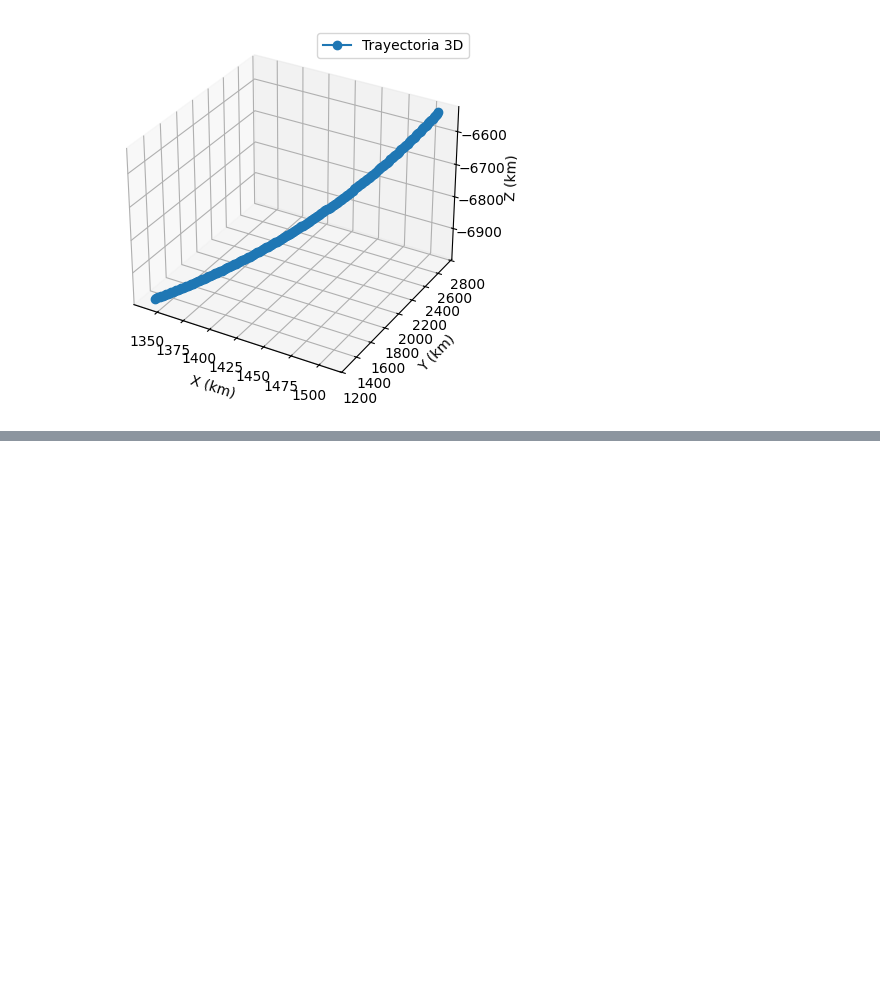
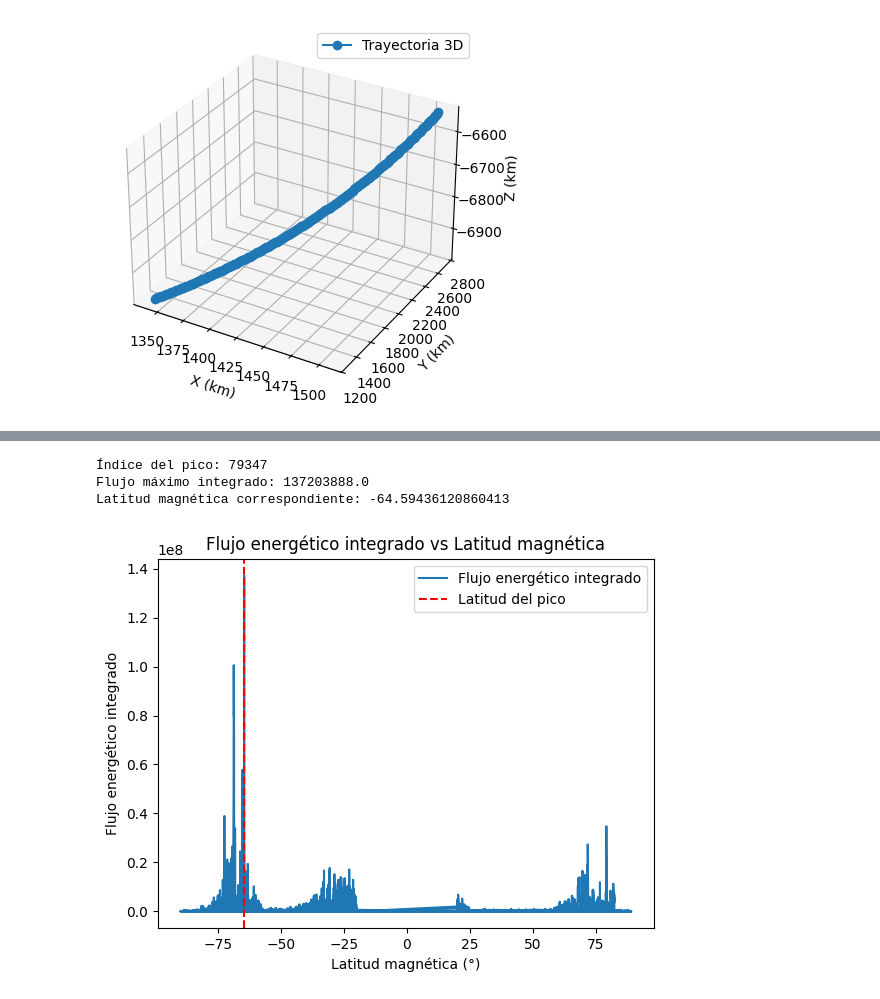
Before and after one commit to BenjaminEdwardsUsach/Proyecto_OvationPyme, a Jupyter notebook: Test03.ipynb, the cells around one changed output, grey strips where cells are left out. Cells and saved outputs as stored; diff of their text form; code cells hidden in the pictures; blank space fills up the shorter version.

```diff
--- a/Test03.ipynb
+++ b/Test03.ipynb
@@ -222,0 +231,42 @@ Latitud magnética del pico: -31.024065370075487
+# %%
+# Ajustar el rango de energía
+min_energy, max_energy = 30, 300  # Rango ajustado a 30–300 keV
+
+# Filtrar energías dentro del rango ajustado
+valid_indices = np.where((ion_energy >= min_energy) & (ion_energy <= max_energy))[0]
+
+if len(valid_indices) > 0:
+    ion_flux = np.nan_to_num(ion_flux)  # Reemplaza NaN con 0
+    if len(valid_indices) > 0:
+        integrated_flux = np.nansum(ion_flux[:, valid_indices], axis=1)
+
+
+    # Integrar el flujo energético en el rango ajustado
+    integrated_flux = ion_flux[:, valid_indices].sum(axis=1)
+
+    # Encontrar el pico del flujo integrado
+    peak_index = np.argmax(integrated_flux)
+    peak_flux = integrated_flux[peak_index]
+
+    # Obtener la latitud magnética correspondiente
+    peak_latitude = mag_lat[peak_index]
+
+    print(f"Índice del pico: {peak_index}")
+    print(f"Flujo máximo integrado: {peak_flux}")
+    print(f"Latitud magnética correspondiente: {peak_latitude}")
+
+    # Graficar el flujo energético integrado contra la latitud magnética
+    plt.plot(mag_lat, integrated_flux, label="Flujo energético integrado")
+    plt.axvline(peak_latitude, color='red', linestyle='--', label="Latitud del pico")
+    plt.title("Flujo energético integrado vs Latitud magnética")
+    plt.xlabel("Latitud magnética (°)")
+    plt.ylabel("Flujo energético integrado")
+    plt.legend()
+    plt.show()
+else:
+    print("No se encontraron energías en el rango ajustado.")
+# %% [output]
+Índice del pico: 79347
+Flujo máximo integrado: 137203888.0
+Latitud magnética correspondiente: -64.59436120860413
+[figure, added]
```
Also changed, not shown: parts of 1 cell of this notebook.
